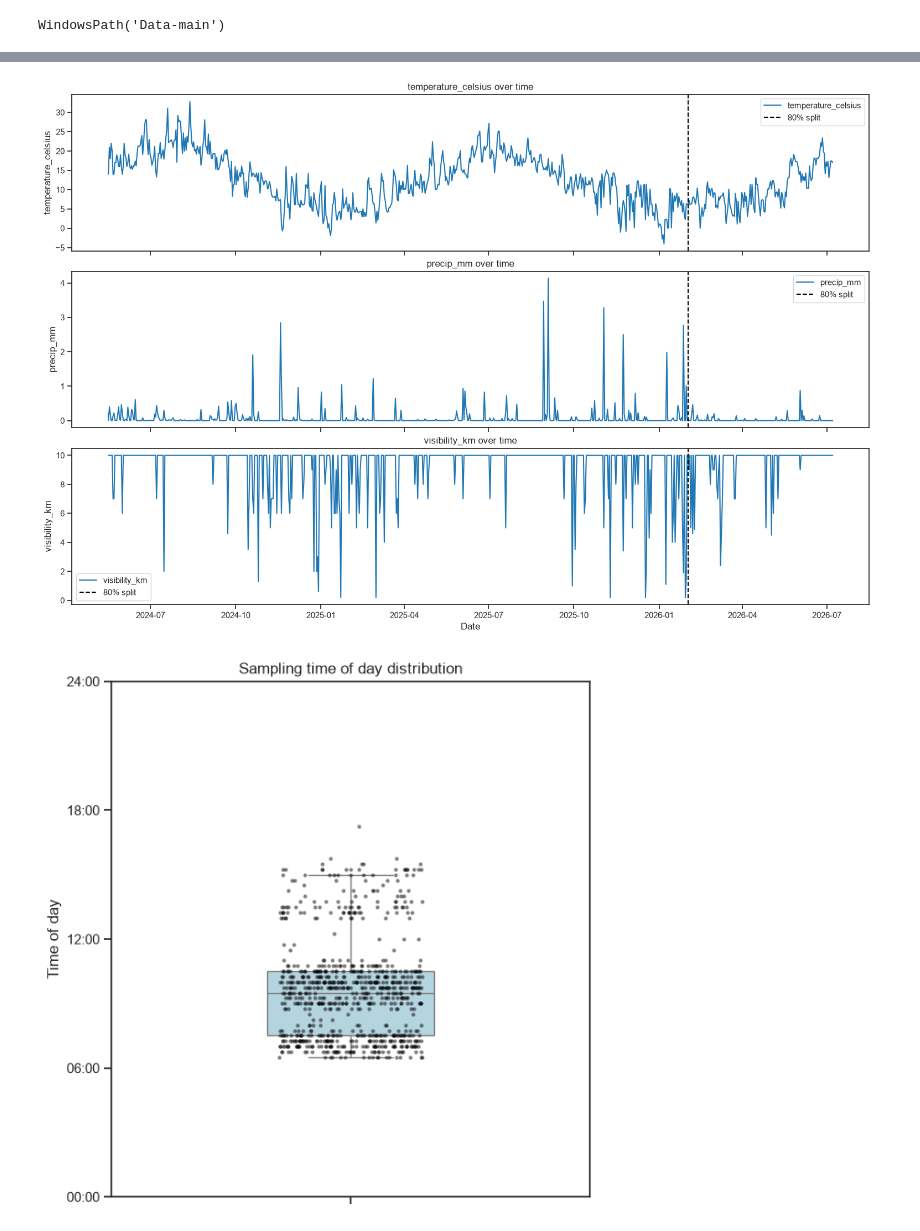
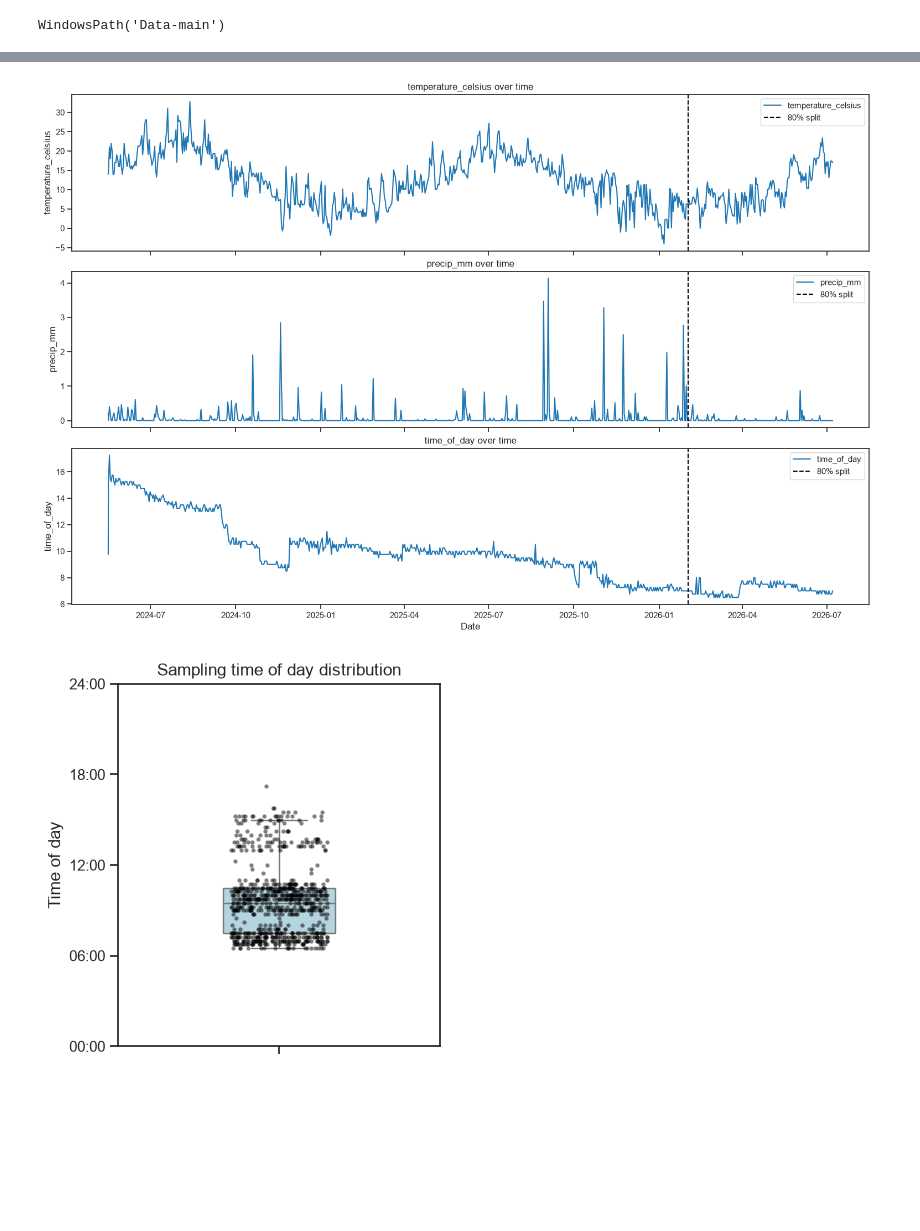
Before and after one commit to ryokusakari/weather-forecasting, a Jupyter notebook: UKforecasting.ipynb, the cells around one changed output, grey strips where cells are left out. Cells and saved outputs as stored; diff of their text form; code cells hidden in the pictures; blank space fills up the shorter version.

```diff
--- a/UKforecasting.ipynb
+++ b/UKforecasting.ipynb
@@ -123,4 +149,7 @@ for phase in ["sunrise", "sunset"]:
 # %%
+# Create cyclical sin and cos components for time of day and day of year
+# Cyclical encoding removes artificial boundaries e.g. between 23:59/0:01 and 31-Dec/1-Jan
+# Also keep numerical time_of_day and day_of_year for later visualisation
 def create_time_series(df):
     try:
         date = df.index
@@ -148,6 +177,21 @@ def create_time_series(df):
     except AttributeError:
         print("AttributeError: index not in datetime")
 
+# Convert sunrise and sunset from string to time of day
+def convert_sun_phase(df):
+    for phase in ["sunrise", "sunset"]:
+
+        phase_time = pd.to_datetime(
+            df[phase],
+            format="%I:%M %p",
+            errors="coerce"
+            )
+
+        df[phase] = phase_time.dt.hour + phase_time.dt.minute / 60
+    return df
+
+# Convert wind speed + degree into x and y components
+# Keep original values for visualisation
 def decompose_wind(df):
     wind_rad = np.radians(df["wind_degree"])
 
@@ -156,8 +200,12 @@ def decompose_wind(df):
     df["wind_x"] = -df["wind_kph"] * np.sin(wind_rad)  # east-west component
     df["wind_y"] = -df["wind_kph"] * np.cos(wind_rad)  # north-south component
 
-    df.drop(columns = ["wind_degree", "wind_kph"], inplace=True)
     return df
 
-london_df = decompose_wind(create_time_series(london_df))
-display(london_df)
+# Create pipe for applying all feature engineering functions
+def pipe(value, *funcs):
+    for func in funcs:
+        value = func(value)
+    return value
+
+london_df = pipe(london_df, create_time_series, convert_sun_phase, decompose_wind)
@@ -200,13 +268,14 @@ london_df.drop(columns=["gust_kph", "air_quality_PM10"], inplace=True)
 # %%
-features = ["temperature_celsius", "precip_mm", "visibility_km"]
+# Features to visualise
+features = ["temperature_celsius", "precip_mm", "time_of_day"]
 
+# Identify 80/20 split
 split = int(london_df.shape[0] * 0.8)
 split_date = london_df.index[split]
 
-train_df = london_df.iloc[:split]
-
+# Plot time graph for each feature
 fig, axes = plt.subplots(
-    nrows=3,
+    nrows=len(features),
     ncols=1,
     figsize=(15, 10),
     layout="constrained",
@@ -236,41 +305,35 @@ axes[-1].set_xlabel("Date")
 
 plt.show()
 # %% [output]
-[figure, old version]
+[figure, new version]
 # %%
-time = london_df.index
-
-time_of_day = (
-            time.hour
-            + time.minute / 60
-            + time.second / 3600)
-
-fig, ax = plt.subplots(figsize=(6, 6), layout="constrained")
+# Plot boxplot of sampling times on each day
+fig, ax = plt.subplots(figsize=(4, 4), layout="constrained")
 
 sns.boxplot(
-    y=time_of_day,
+    y=london_df["time_of_day"],
     ax=ax,
     color="lightblue",
     width=0.35,
     showfliers=False
 )
 
 sns.stripplot(
-    y=time_of_day,
+    y=london_df["time_of_day"],
     ax=ax,
     color="black",
     size=3,
     alpha=0.5,
     jitter=0.15
 )
 
 ax.set_ylabel("Time of day")
 ax.set_title("Sampling time of day distribution")
 
 ax.set_yticks([0, 6, 12, 18, 24])
 ax.set_yticklabels(["00:00", "06:00", "12:00", "18:00", "24:00"])
 
 plt.show()
 # %% [output]
-[figure, old version]
+[figure, new version]
 # %%
```
Also changed, not shown: parts of 16 cells of this notebook, 1 other file.
